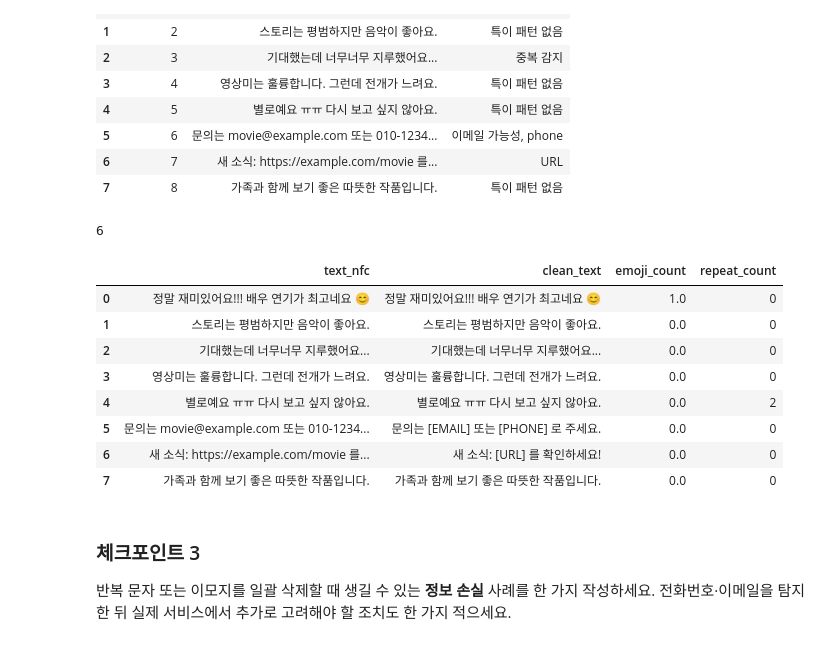
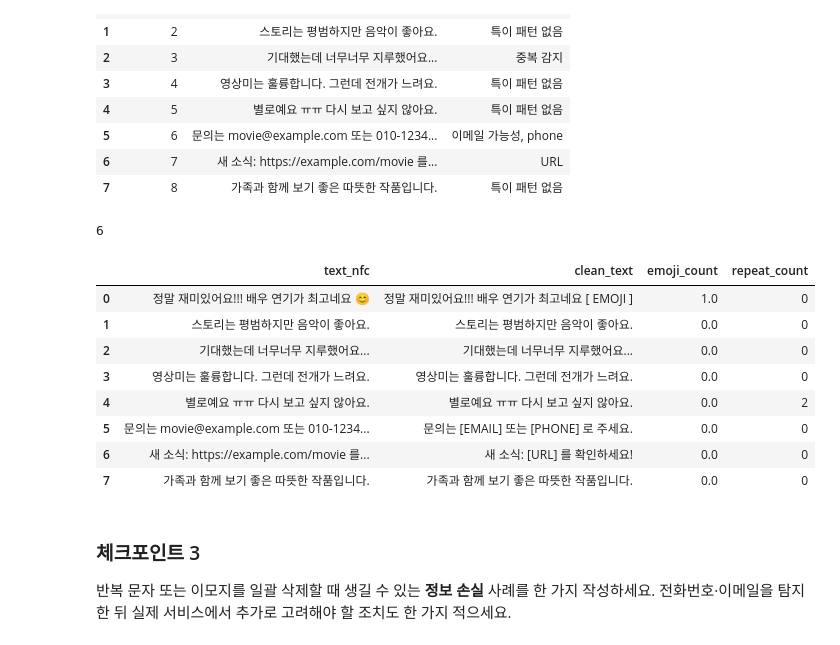
Before and after one commit to KyeongTaek/NLP_2026, a Jupyter notebook: study_material/NLP_week03.ipynb, the cells around one changed output. Drawn from its saved outputs; the diff is of its cells as text; code cells hidden in the pictures.

```diff
--- a/study_material/NLP_week03.ipynb
+++ b/study_material/NLP_week03.ipynb
@@ -186,9 +186,16 @@ def basic_clean(text, mask_sensitive=True): # 문맥을 파악할 때는 도움
 
     return text
 
+def emoji_mask(text, mask_sensitive=True):
+  # text에서 이모지로 보이는 걸 찾아 ' [EMOJI] '로 바꿔서 반환
+  new_text = re.sub(r'[^\w\s.+,!?\[\]:\-]+', '[ EMOJI ]' if mask_sensitive else ' ', text)
+
+  return new_text
+
 def emoji_count(text, mask_sensitive=True):
   # text에서 이모지로 보이는 걸 찾아 ' [EMOJI] '로 바꿔서 반환
-  new_text = re.sub(r'[^\w\s.+,!?\[\]:\-]+', '[ EMOJI ]' if mask_sensitive else ' ', text) # sol1) 간단한 re 이용
+  new_text = emoji_mask(text, mask_sensitive=mask_sensitive) # sol1) 간단한 re 이용
+  # new_text = re.sub(r'[^\w\s.+,!?\[\]:\-]+', '[ EMOJI ]' if mask_sensitive else ' ', text)
   # print(f'{text} -> {new_text}')
   num = (len(new_text) - len(text)) / 8 # 이모지 1개 -> [ EMOJI ] 9글자
 
@@ -210,36 +217,37 @@ def repeat_count_prev(text): # sol0. 단일 문자 반복만 잡을 수 있는
     cnt += 1
 
   return cnt+1 if isMultiple else cnt
 
 def repeat_count_variety(text):
   matches = re.findall(r'(\w)\1+', text) # 처음으로 2번 이상 반복되는 패턴들을 리스트로 반환
   # print(matches)
   return len(matches)
 
 def repeat_count_intensity(text):
-  matches = re.finditer(r'([ㄱ-하-ㅣ])\1+', text) # 처음으로 2번 이상 반복되는 한글 자음/모음을 반복자로 반환
+  matches = re.finditer(r'([ㄱ-ㅎㅏ-ㅣ])\1+', text) # 처음으로 2번 이상 반복되는 한글 자음/모음을 반복자로 반환
 
   total_repeat_chars = 0
   for match in matches:
     total_repeat_chars += len(match.group()) # 매칭된 전체 문자열의 길이를 더함
 
   return total_repeat_chars
 
 
-print(repeat_count_intensity('안녕 ㅋㅋㅋㅋ ㅎㅎ'))
+print(repeat_count_intensity('안녕 ㅋㅋㅋㅋ ㅎㅎ 하하하하'))
 
 if 'text_nfc' in df.columns:
     df['clean_text'] = df['text_nfc'].apply(basic_clean) # 각 요소에 대해 basic_clean 함수를 돌린 값을 반환.
     df['emoji_count'] = df['clean_text'].apply(emoji_count)
+    df['clean_text'] = df['clean_text'].apply(emoji_mask)
     df['repeat_count'] = df['clean_text'].apply(repeat_count_intensity)
 
     display(df[['text_nfc', 'clean_text', 'emoji_count', 'repeat_count']])
 else:
     print('TODO 2를 완료한 뒤 다시 실행하세요.')
 # %% [output]
 6
 |  | text_nfc | clean_text | emoji_count | repeat_count |
-| 0 | 정말 재미있어요!!! 배우 연기가 최고네요 😊 | 정말 재미있어요!!! 배우 연기가 최고네요 😊 | 1.0 | 0 |
+| 0 | 정말 재미있어요!!! 배우 연기가 최고네요 😊 | 정말 재미있어요!!! 배우 연기가 최고네요 [ EMOJI ] | 1.0 | 0 |
 | 1 | 스토리는 평범하지만 음악이 좋아요. | 스토리는 평범하지만 음악이 좋아요. | 0.0 | 0 |
 | 2 | 기대했는데 너무너무 지루했어요... | 기대했는데 너무너무 지루했어요... | 0.0 | 0 |
 | 3 | 영상미는 훌륭합니다. 그런데 전개가 느려요. | 영상미는 훌륭합니다. 그런데 전개가 느려요. | 0.0 | 0 |
```
Also changed, not shown: parts of 8 cells of this notebook.
